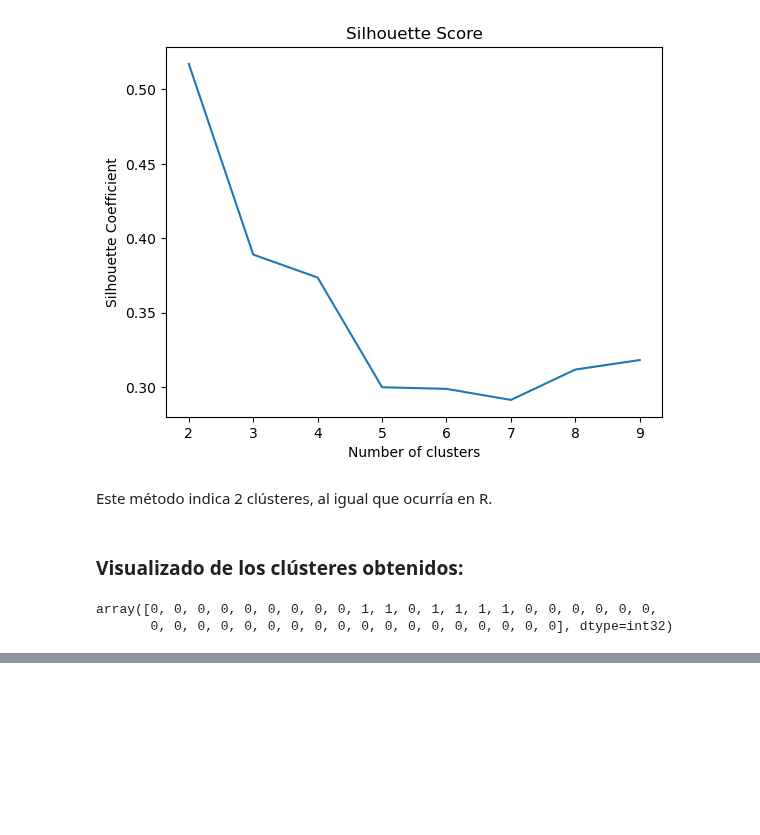
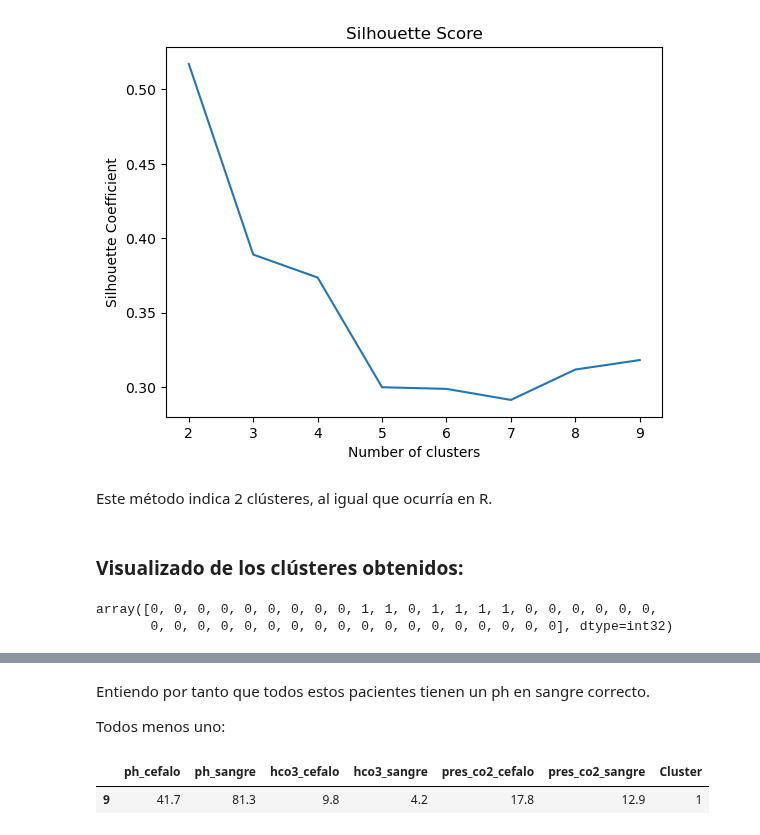
Before and after one commit to fcamadi/masterMLpython, a Jupyter notebook: Tema09/Tema9_kmeans.ipynb, the cells around one changed output, grey strips where cells are left out. Drawn from its saved outputs; the diff is of its cells as text; code cells hidden in the pictures; blank space fills up the shorter version.

Commit message:
add conclussions and a note about ph in blood

```diff
--- a/Tema09/Tema9_kmeans.ipynb
+++ b/Tema09/Tema9_kmeans.ipynb
@@ -264,0 +306,10 @@ plt.show()
+# %% [markdown]
+Entiendo por tanto que todos estos pacientes tienen un ph en sangre correcto.
+
+Todos menos uno:
+# %%
+#Filter patient with a ph in blood smaller than 7.1
+acidosis_raw.loc[-np.log10(acidosis_raw['ph_sangre']*1e-9) < 7.1]
+# %% [output]
+|  | ph_cefalo | ph_sangre | hco3_cefalo | hco3_sangre | pres_co2_cefalo | pres_co2_sangre | Cluster |
+| 9 | 41.7 | 81.3 | 9.8 | 4.2 | 17.8 | 12.9 | 1 |
```
Also changed, not shown: parts of 13 cells of this notebook.
